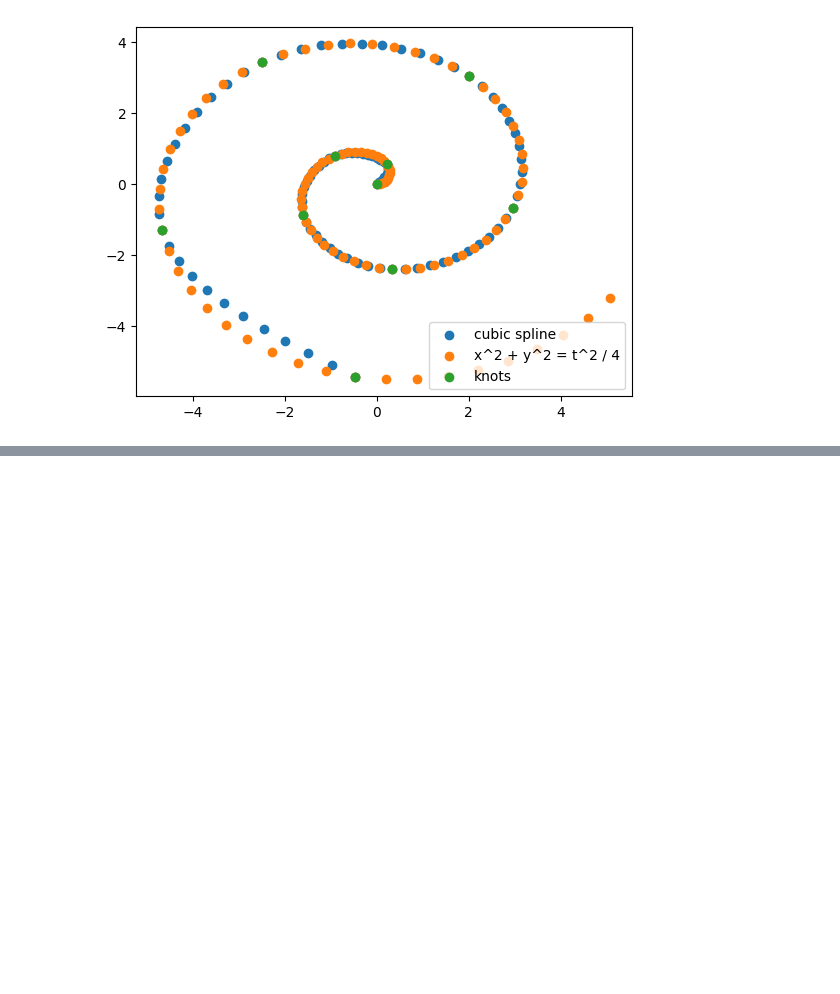
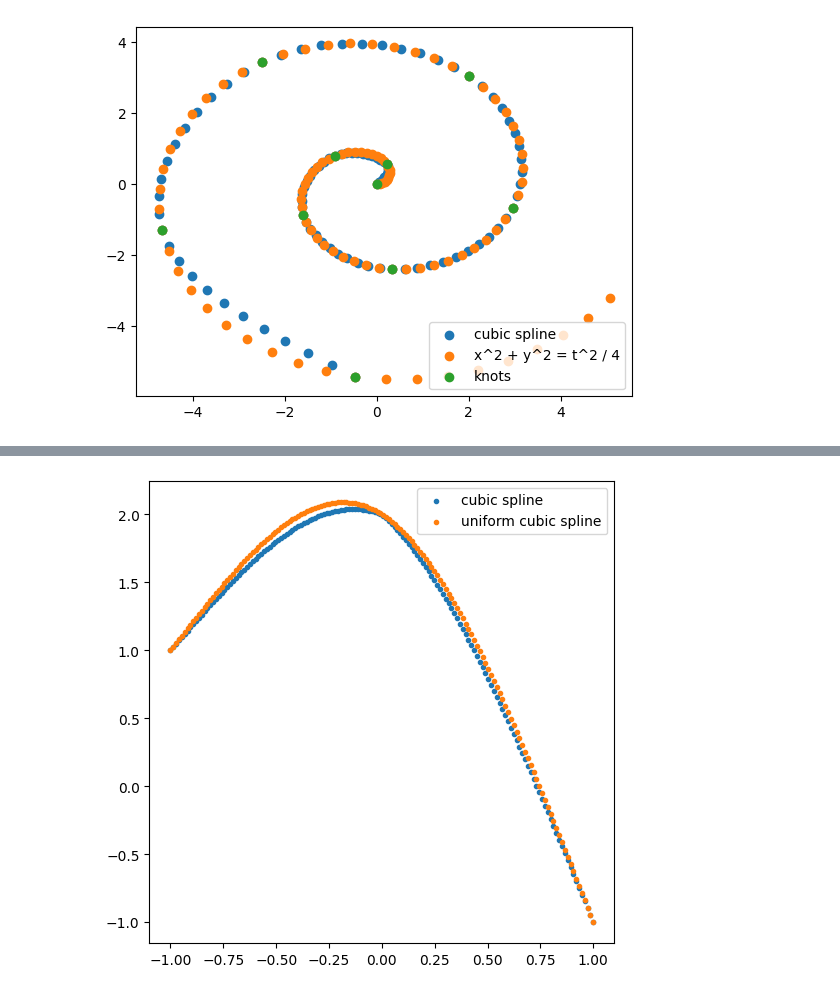
Before and after one commit to tirals88/Numerical-Mathematics-and-Computing, a Jupyter notebook: Chap6_Spline Functions.ipynb, the cells around one changed output, grey strips where cells are left out. Saved outputs shown, nothing was run; the diff lists cells and outputs as text; code cells hidden in the pictures; blank space fills up the shorter version.

Commit message:
Uniform Cubic Spline 함수 구현, Spline 을 통한 도함수 추정

```diff
--- a/Chap6_Spline Functions.ipynb
+++ b/Chap6_Spline Functions.ipynb
@@ -679,0 +773,15 @@ plt.show()
+# %%
+t_test = np.array((-1, 0, 1))
+y_test = np.array((1, 2, -1))
+x_test = np.linspace(-1, 1, 150)
+
+sp_test = np.array([Spline3_Eval(2, t_test, y_test, x__, Spline3_Coef(2, t_test, y_test)) for x__ in x_test])
+sp_uni = np.array([Spline3_uniform_Eval(2, t_test, y_test, x__, Spline3_uniform_Coef(2, t_test, y_test)) for x__ in x_test])
+
+plt.figure(figsize=(6, 6))
+plt.scatter(x_test, sp_test, marker='.', label = 'cubic spline')
+plt.scatter(x_test, sp_uni, marker='.', label = 'uniform cubic spline')
+plt.legend()
+plt.show()
+# %% [output]
+[figure, added]
```
Also changed, not shown: parts of 7 cells of this notebook.
